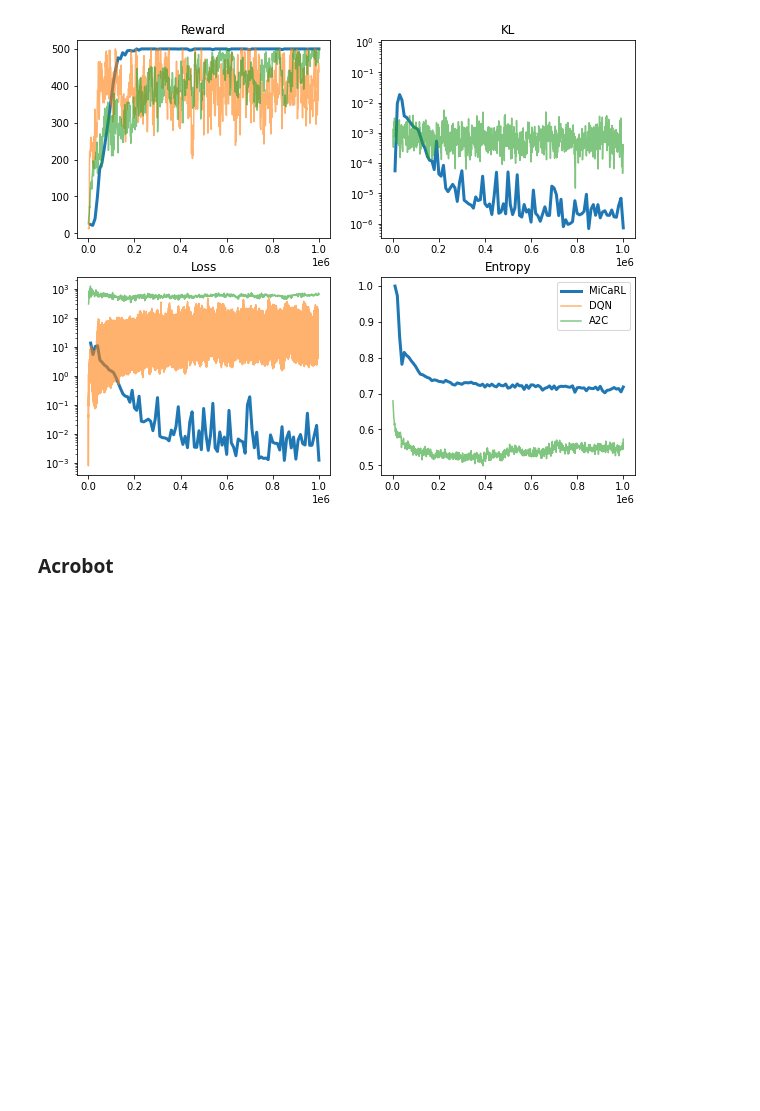
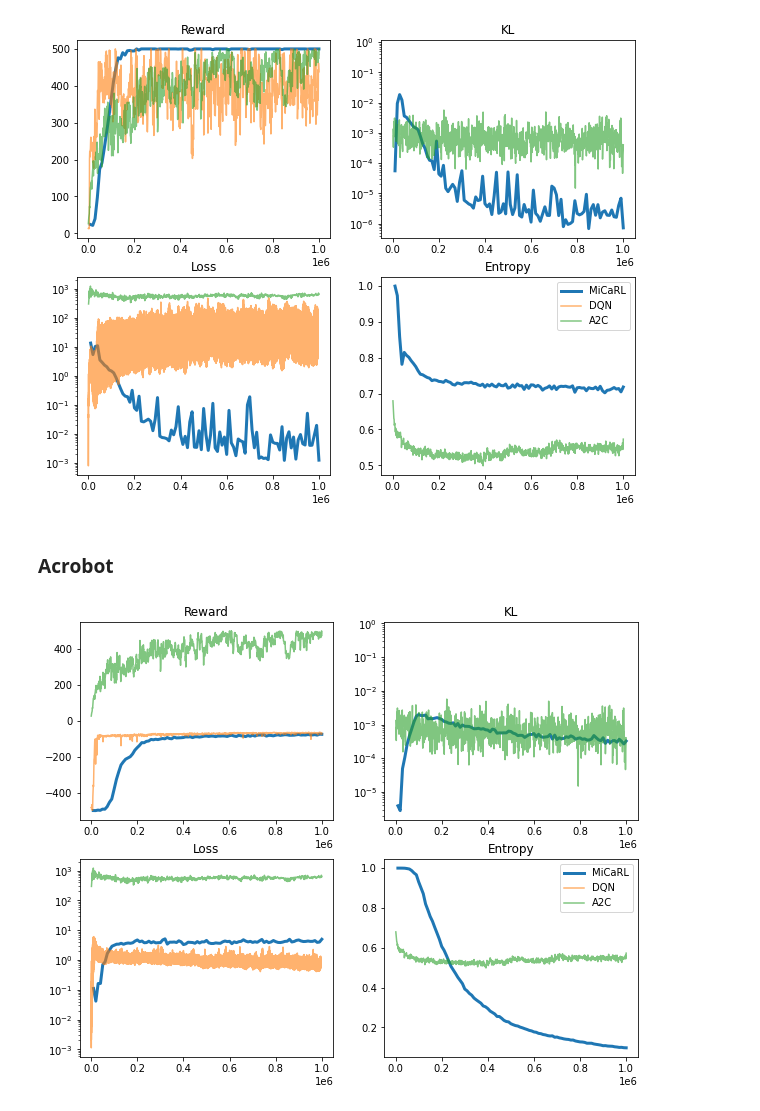
Before and after one commit to riccardodv/MirrorRL, a Jupyter notebook: analyse.ipynb, the cells around one changed output. Cells and saved outputs as stored; diff of their text form; code cells hidden in the pictures; blank space fills up the shorter version.

```diff
--- a/analyse.ipynb
+++ b/analyse.ipynb
@@ -563,8 +717,10 @@ plt.savefig("./Figures/all_plots.png")
 # %% [markdown]
 ### Acrobot
 # %%
-path1 = "ray_results/run_2022-05-19_14-13-03/"
+path1 = "ray_results/run_2022-05-22_21-51-02/"
 path2 = "results/solving_cartpole/a2c_cartpole/22/manager_data"
 path3 = "results/solving_acrobot/dqn_acrobot/1/manager_data"
-plot_agents_comparison([path1, path2, path3])
+plot_agents_comparison([path1,path2, path3])
 plt.savefig("./Figures/all_plots.png")
+# %% [output]
+[figure, added]
```
Also changed, not shown: parts of 4 cells of this notebook, 4 other files.
